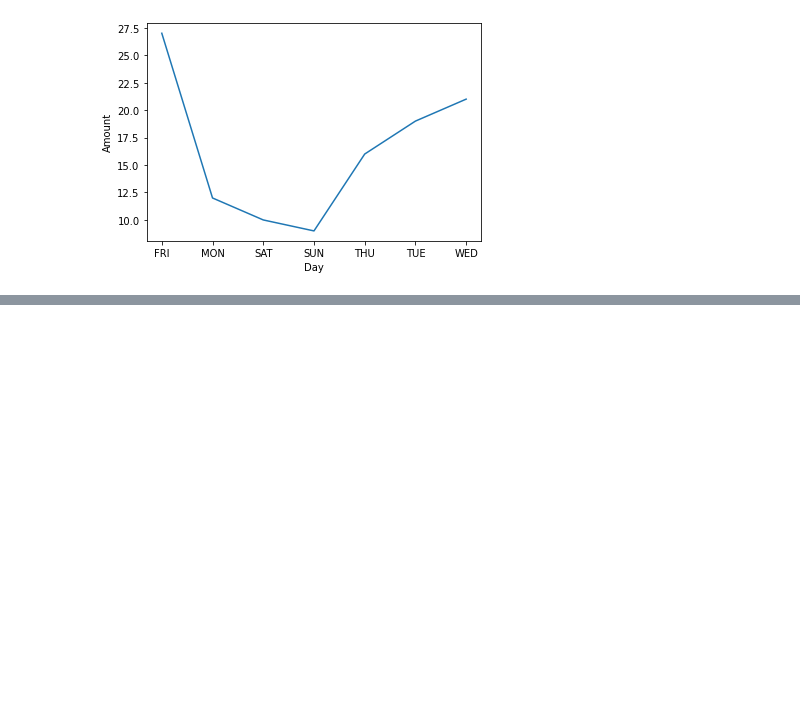
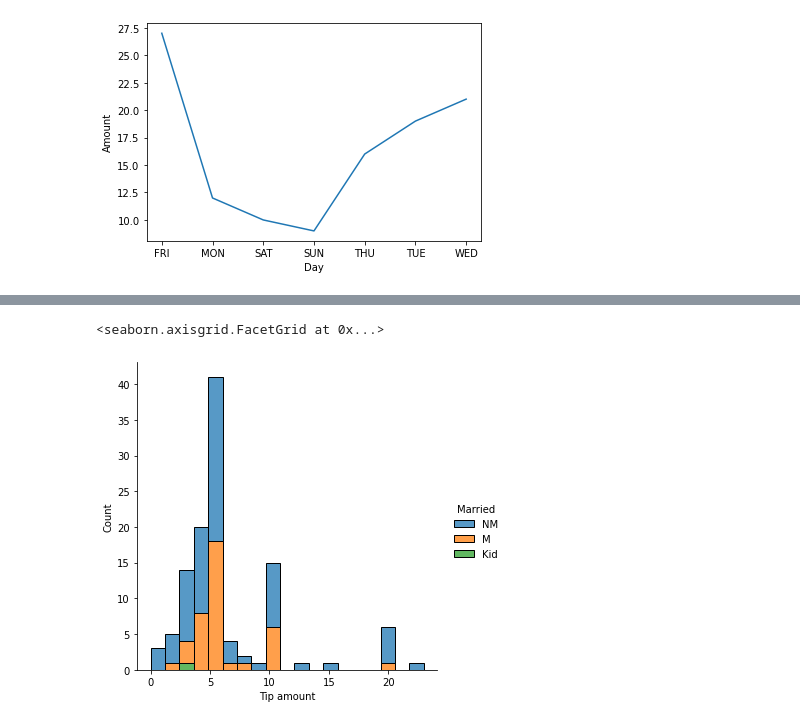
Before and after one commit to ingimar-eyfjord/Hair_tip_data_analysis, a Jupyter notebook: Hair_tip_data_analysis.ipynb, the cells around one changed output, grey strips where cells are left out. Cells and saved outputs as stored; diff of their text form; code cells hidden in the pictures; blank space fills up the shorter version.

```diff
--- a/Hair_tip_data_analysis.ipynb
+++ b/Hair_tip_data_analysis.ipynb
@@ -236,0 +249,9 @@ sns.lineplot(data=Regression, x="Day", y="Amount")
+# %%
+dataset = HairCutBatch
+# sns.displot(dataset, x="Culture", binwidth=20)
+# sns.displot(dataset, x="Day", discrete=True)
+# sns.displot(dataset, x="Tip amount", shrink=.8)
+sns.displot(dataset, x="Tip amount", hue="Married", multiple="stack")
+# %% [output]
+<seaborn.axisgrid.FacetGrid at 0x...>
+[figure, added]
```
Also changed, not shown: parts of 4 cells of this notebook.
